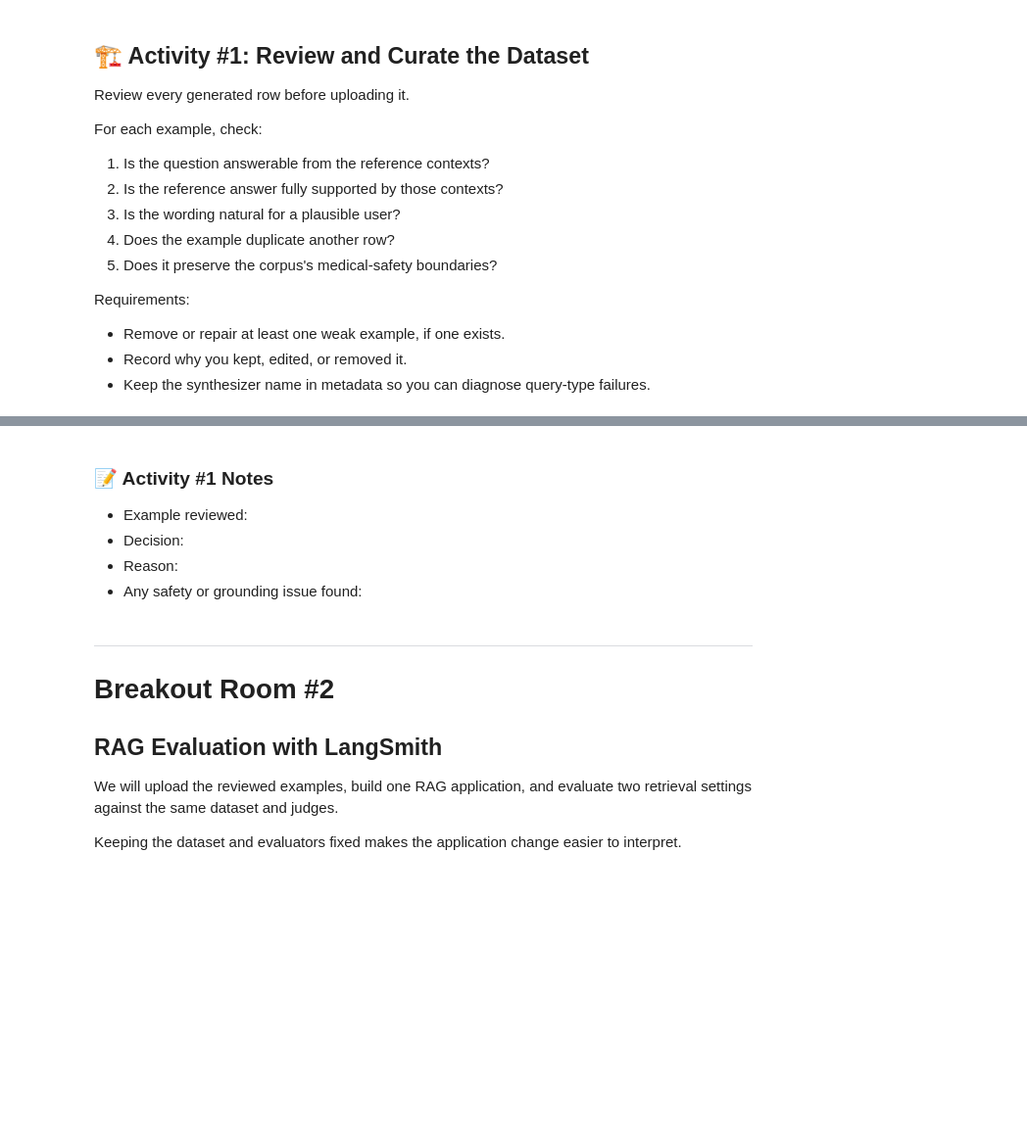
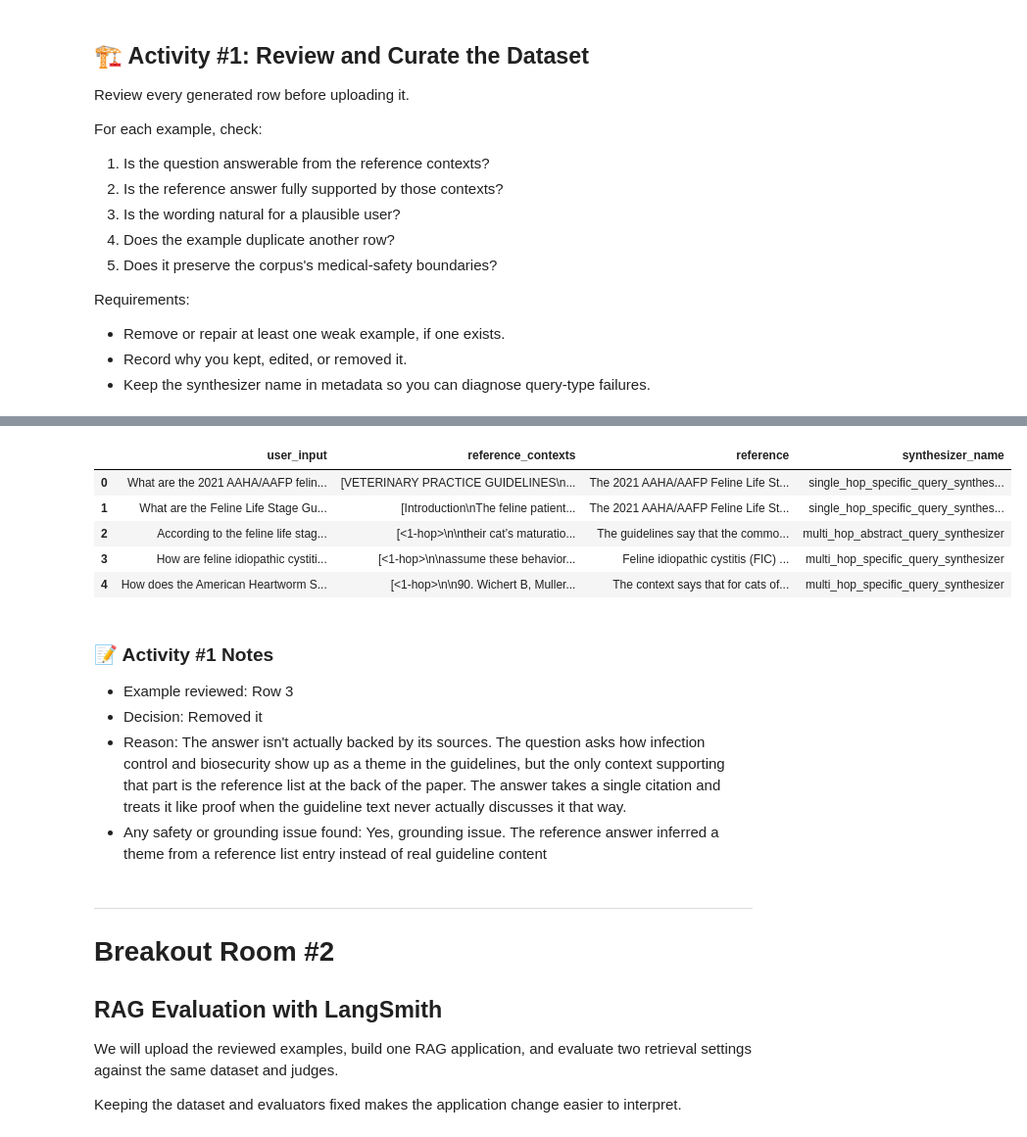
Before and after one commit to npatt14/AIEC1, a Jupyter notebook: 05_Synthetic_Data_Generation_for_RAG_Evals/01_Cat_Health_Synthetic_Data_Generation_Ragas_LangSmith.ipynb, the cells around one changed output, grey strips where cells are left out. Shown at 98% size. Saved outputs shown, nothing was run; the diff lists cells and outputs as text; code cells hidden in the pictures; blank space fills up the shorter version.

Commit message:
all questions, activities, and extra cred

```diff
--- a/05_Synthetic_Data_Generation_for_RAG_Evals/01_Cat_Health_Synthetic_Data_Generation_Ragas_LangSmith.ipynb
+++ b/05_Synthetic_Data_Generation_for_RAG_Evals/01_Cat_Health_Synthetic_Data_Generation_Ragas_LangSmith.ipynb
@@ -680,33 +765,44 @@ Requirements:
 # %%
 # Activity #1 workspace
 #
-# Start with every generated example. Replace this with your reviewed subset.
+# Start with every generated example, then curate down to the reviewed subset.
 approved_testset_df = testset_df.copy()
-review_status = "review_required"
 
-# Examples:
-# approved_testset_df = testset_df.drop(index=[2]).reset_index(drop=True)
-# approved_testset_df.loc[0, "user_input"] = "Your clearer question"
-# approved_testset_df.loc[0, "reference"] = "Your reviewed reference answer"
-# review_status = "student_reviewed"
+# drop row 3: its question asks how "infection control and biosecurity" appear as a
+# theme, but the supporting context is only the reference list. the answer infers a
+# theme from a bibliography entry,
+approved_testset_df = approved_testset_df.drop(index=[3]).reset_index(drop=True)
+
+review_status = "student_reviewed"
 
 display(
     approved_testset_df[
         [
             "user_input",
             "reference_contexts",
             "reference",
             "synthesizer_name",
         ]
     ]
 )
+# %% [output]
+|  | user_input | reference_contexts | reference | synthesizer_name |
+| 0 | What are the 2021 AAHA/AAFP felin... | [VETERINARY PRACTICE GUIDELINES\n... | The 2021 AAHA/AAFP Feline Life St... | single_hop_specific_query_synthes... |
+| 1 | What are the Feline Life Stage Gu... | [Introduction\nThe feline patient... | The 2021 AAHA/AAFP Feline Life St... | single_hop_specific_query_synthes... |
+| 2 | According to the feline life stag... | [<1-hop>\n\ntheir cat’s maturatio... | The guidelines say that the commo... | multi_hop_abstract_query_synthesizer |
+| 3 | How are feline idiopathic cystiti... | [<1-hop>\n\nassume these behavior... | Feline idiopathic cystitis (FIC) ... | multi_hop_specific_query_synthesizer |
+| 4 | How does the American Heartworm S... | [<1-hop>\n\n90. Wichert B, Muller... | The context says that for cats of... | multi_hop_specific_query_synthesizer |
 # %% [markdown]
 ### 📝 Activity #1 Notes
 
 - Example reviewed:
+    Row 3
 - Decision:
+    Removed it
 - Reason:
+    The answer isn't actually backed by its sources. The question asks how infection control and biosecurity show up as a theme in the guidelines, but the only context supporting that part is the reference list at the back of the paper. The answer takes a single citation and treats it like proof when the guideline text never actually discusses it that way.
 - Any safety or grounding issue found:
+    Yes, grounding issue. The reference answer inferred a theme from a reference list entry instead of real guideline content
 # %% [markdown]
 ---
 # Breakout Room #2
```
Also changed, not shown: parts of 21 cells of this notebook.
